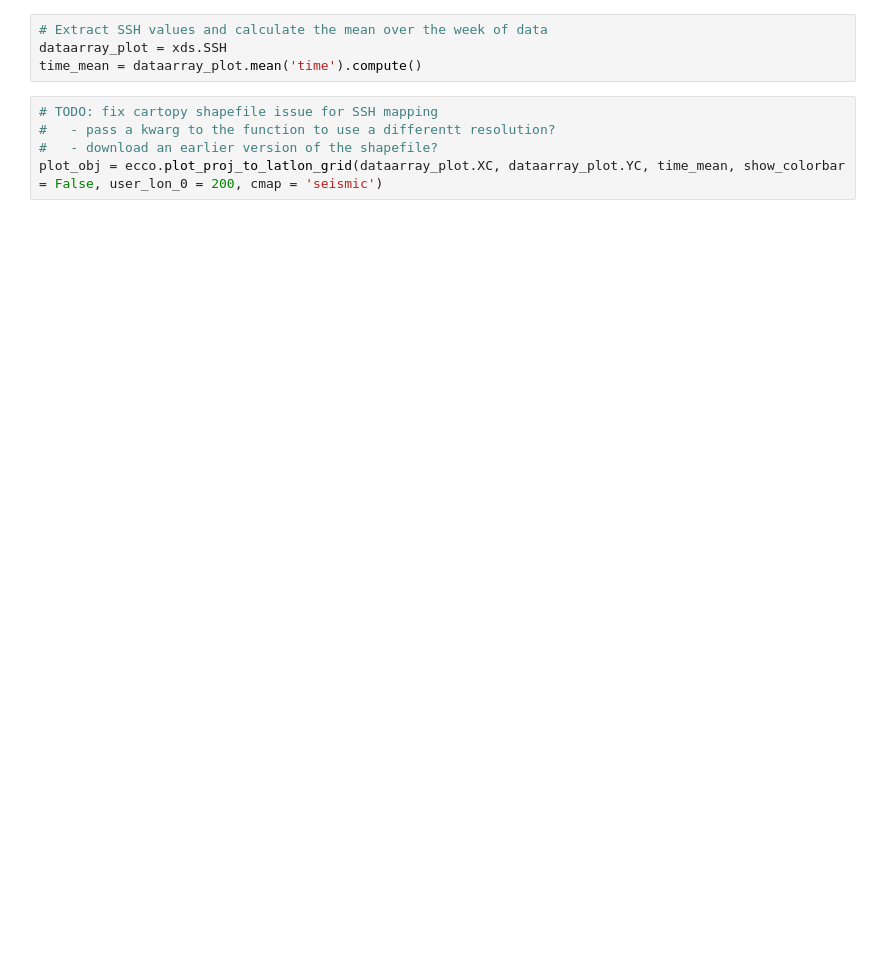
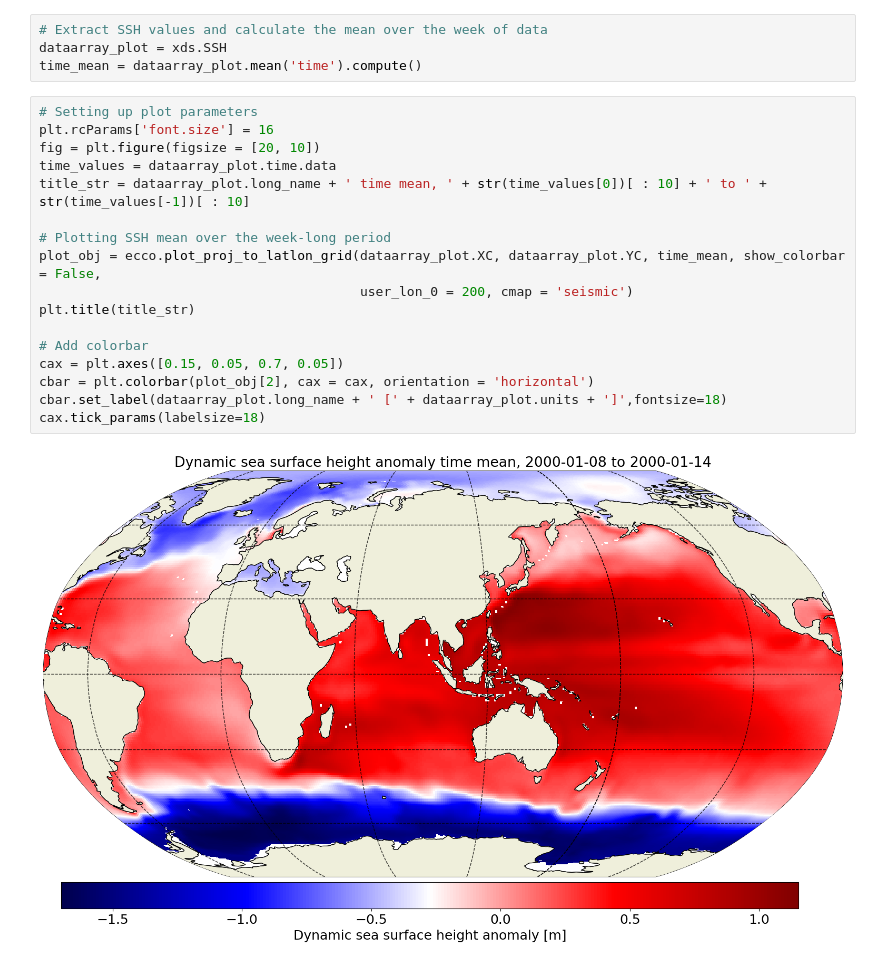
Before and after one commit to ai4er-cdt/OTP, a Jupyter notebook: ecco_variables.ipynb, the cells around one changed output. Cells and saved outputs as stored; diff of their text form; blank space fills up the shorter version.

Commit message:
Fixed cartopy issue and successfully mapped SSH mean for a week

```diff
--- a/ecco_variables.ipynb
+++ b/ecco_variables.ipynb
@@ -67,8 +67,22 @@ Coordinates: (12/13)
 # Extract SSH values and calculate the mean over the week of data
 dataarray_plot = xds.SSH
 time_mean = dataarray_plot.mean('time').compute()
-# %%
-# TODO: fix cartopy shapefile issue for SSH mapping
-#   - pass a kwarg to the function to use a differentt resolution?
-#   - download an earlier version of the shapefile?
-plot_obj = ecco.plot_proj_to_latlon_grid(dataarray_plot.XC, dataarray_plot.YC, time_mean, show_colorbar = False, user_lon_0 = 200, cmap = 'seismic')
+# %%
+# Setting up plot parameters
+plt.rcParams['font.size'] = 16
+fig = plt.figure(figsize = [20, 10])
+time_values = dataarray_plot.time.data
+title_str = dataarray_plot.long_name + ' time mean, ' + str(time_values[0])[ : 10] + ' to ' + str(time_values[-1])[ : 10]
+
+# Plotting SSH mean over the week-long period
+plot_obj = ecco.plot_proj_to_latlon_grid(dataarray_plot.XC, dataarray_plot.YC, time_mean, show_colorbar = False,
+                                         user_lon_0 = 200, cmap = 'seismic')
+plt.title(title_str)
+
+# Add colorbar
+cax = plt.axes([0.15, 0.05, 0.7, 0.05])
+cbar = plt.colorbar(plot_obj[2], cax = cax, orientation = 'horizontal')
+cbar.set_label(dataarray_plot.long_name + ' [' + dataarray_plot.units + ']',fontsize=18)
+cax.tick_params(labelsize=18)
+# %% [output]
+[figure, added]
```
Also changed, not shown: parts of 2 cells of this notebook, 1 other file.
